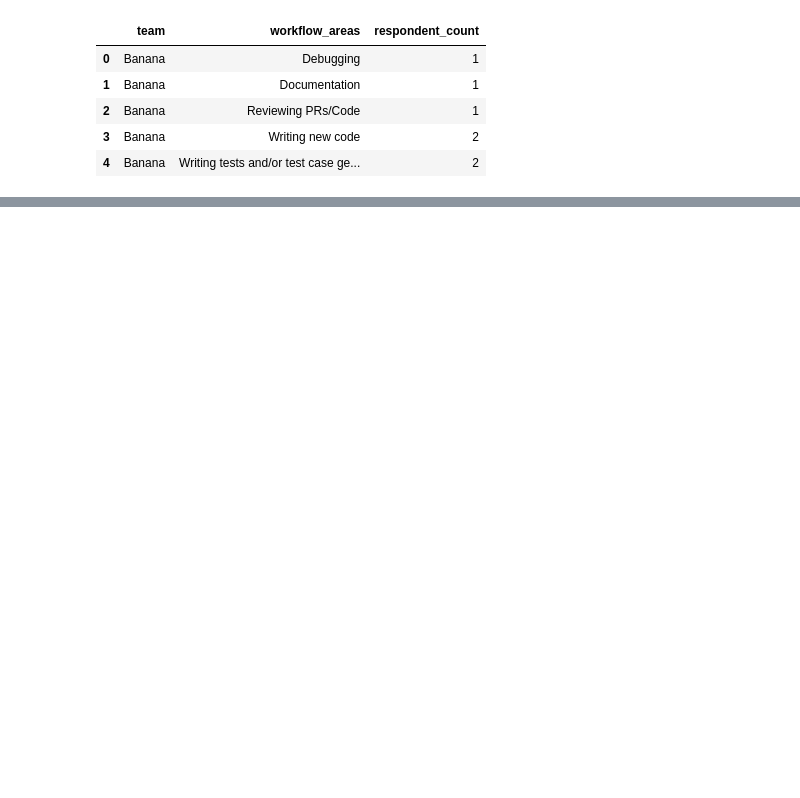
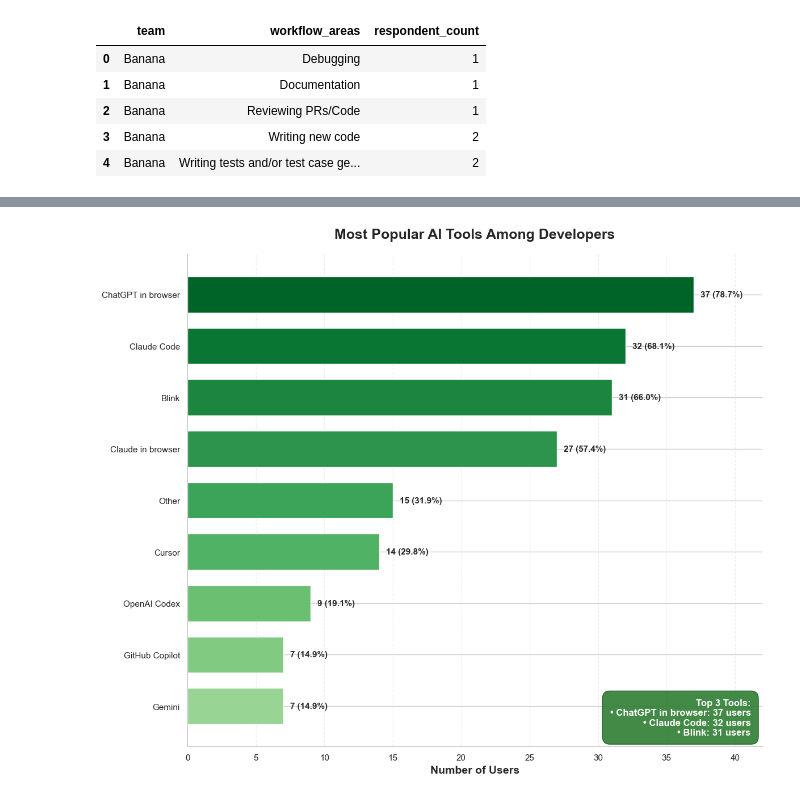
Before and after one commit to andrewdennis117/AI_Usage_Survey_visualization, a Jupyter notebook: notebooks/01_eda.ipynb, the cells around one changed output, grey strips where cells are left out. Drawn from its saved outputs; the diff is of its cells as text; code cells hidden in the pictures; blank space fills up the shorter version.

```diff
--- a/notebooks/01_eda.ipynb
+++ b/notebooks/01_eda.ipynb
@@ -405,0 +610,76 @@ plt.show()
+# %%
+
+
+# Get the tools column
+tools_col = 'Which AI tools do you currently use for professional or personal development? (select all that apply)'
+
+# Parse the multi-select responses (comma-separated values)
+all_tools = []
+for response in df[tools_col].dropna():
+    # Split by comma and strip whitespace
+    tools = [tool.strip() for tool in response.split(',')]
+    all_tools.extend(tools)
+
+# Count each tool
+from collections import Counter
+tool_counts = Counter(all_tools)
+
+# Convert to DataFrame for easier plotting
+tools_df = pd.DataFrame(tool_counts.items(), columns=['Tool', 'Count'])
+tools_df = tools_df.sort_values('Count', ascending=True)  # Sort for horizontal bar chart
+
+# Calculate percentages
+total_responses = len(df)
+tools_df['Percentage'] = (tools_df['Count'] / total_responses) * 100
+
+# Create figure
+fig, ax = plt.subplots(figsize=(12, 10))
+
+# Create color gradient based on popularity
+colors = plt.cm.Greens(np.linspace(0.4, 0.9, len(tools_df)))
+
+# Create horizontal bar chart
+bars = ax.barh(tools_df['Tool'], tools_df['Count'], color=colors, height=0.7)
+
+# Add value labels on the bars
+for i, (bar, count, pct) in enumerate(zip(bars, tools_df['Count'], tools_df['Percentage'])):
+    ax.text(bar.get_width() + 0.5, bar.get_y() + bar.get_height()/2,
+            f'{int(count)} ({pct:.1f}%)',
+            va='center', fontsize=11, weight='bold')
+
+# Customize the plot
+ax.set_xlabel('Number of Users', fontsize=14, weight='bold')
+ax.set_title('Most Popular AI Tools Among Developers',
+             fontsize=18, weight='bold', pad=20)
+ax.spines['top'].set_visible(False)
+ax.spines['right'].set_visible(False)
+ax.set_xlim(0, max(tools_df['Count']) + 5)
+
+# Add grid for readability
+ax.grid(axis='x', alpha=0.3, linestyle='--')
+
+# Add insight box showing top 3
+top_3 = tools_df.nlargest(3, 'Count')
+insight_text = f"Top 3 Tools:\n"
+for idx, row in top_3.iterrows():
+    insight_text += f"• {row['Tool']}: {int(row['Count'])} users\n"
+
+plt.text(0.98, 0.02, insight_text.strip(),
+         transform=ax.transAxes,
+         ha='right',
+         va='bottom',
+         fontsize=12,
+         weight='bold',
+         bbox=dict(boxstyle='round,pad=0.8', facecolor='#2E7D32', edgecolor='#1B5E20', alpha=0.9),
+         color='white')
+
+plt.tight_layout()
+plt.show()
+
+# Print summary
+print("\n🛠️  Tool Usage Summary:")
+print(tools_df.sort_values('Count', ascending=False).to_string(index=False))
+print(f"\n📊 Total survey respondents: {total_responses}")
+print(f"💡 Note: Respondents could select multiple tools")
+# %% [output]
+[figure, added]
```
Also changed, not shown: parts of 18 cells of this notebook, 1 other file.
